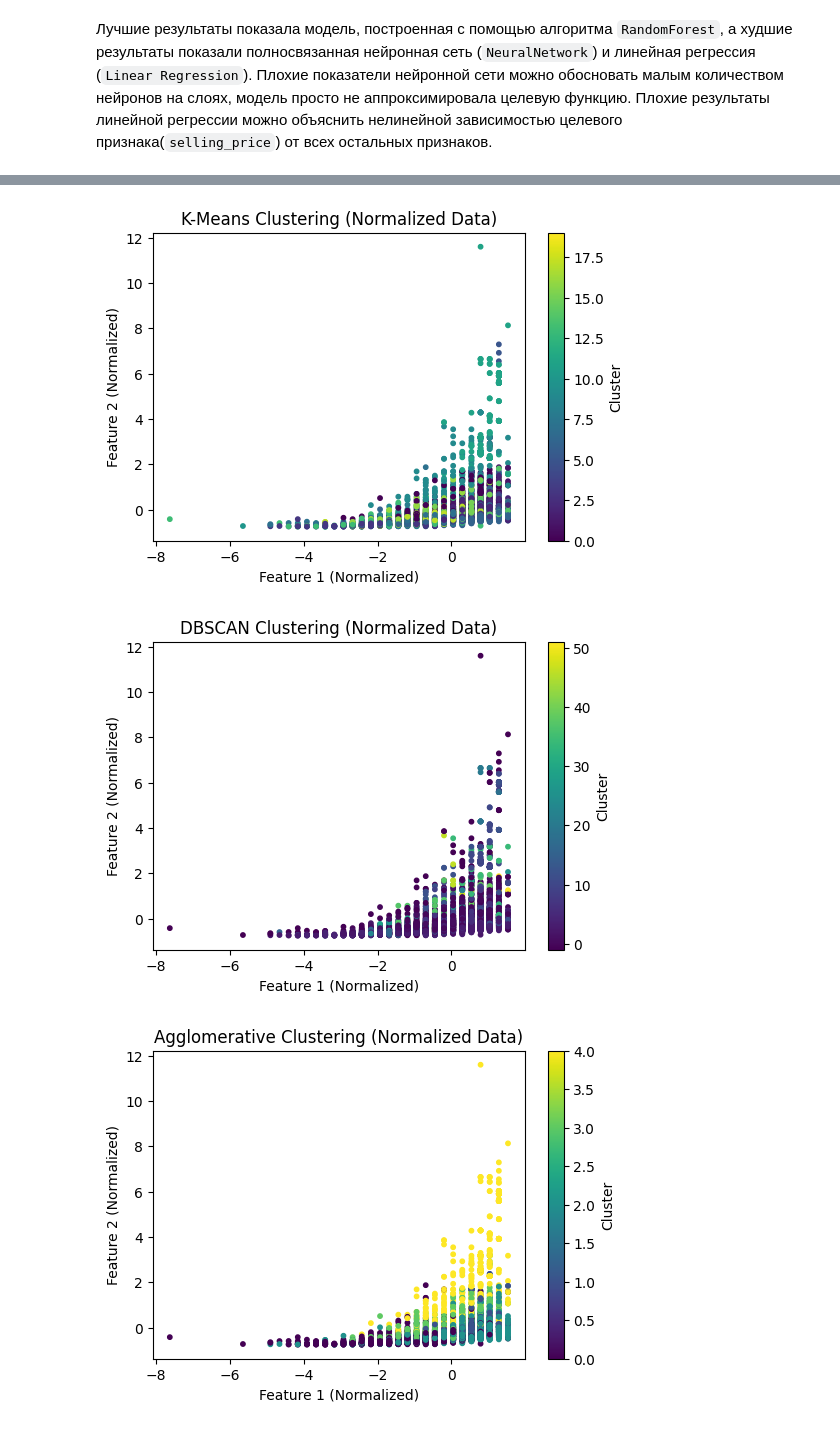
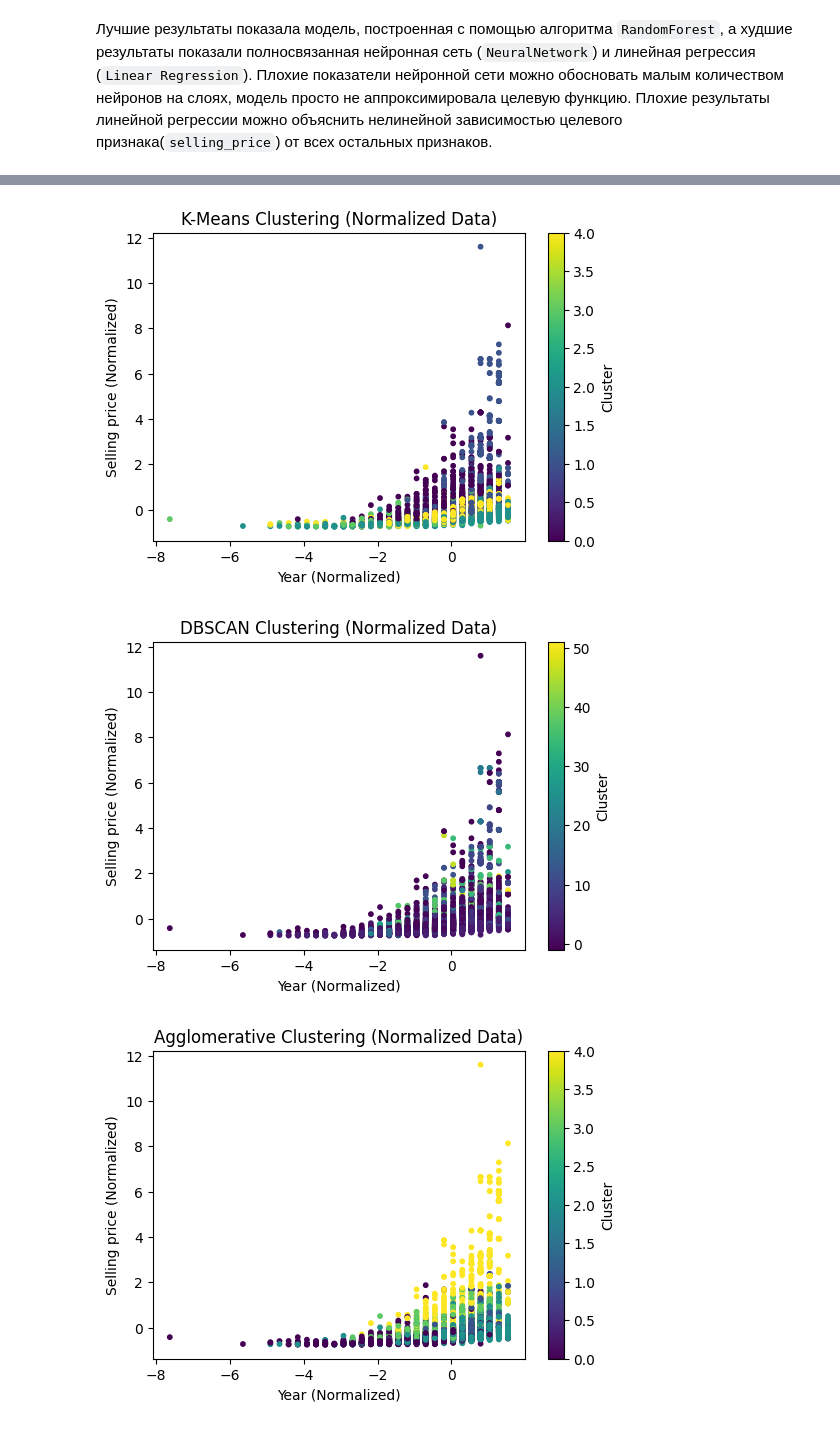
Before and after one commit to ismukhin/ml-course, a Jupyter notebook: regression_car_price.ipynb, the cells around one changed output, grey strips where cells are left out. Saved outputs shown, nothing was run; the diff lists cells and outputs as text; code cells hidden in the pictures.

```diff
--- a/regression_car_price.ipynb
+++ b/regression_car_price.ipynb
@@ -459,9 +448,9 @@ dummies = pd.DataFrame(enc.transform(XX[['fuel', 'seller_type', 'transmission',
 
 XX = pd.concat((XX, dummies), axis=1).drop(['fuel', 'seller_type', 'transmission', 'owner'], axis=1)
 
-scaler = StandardScaler()
-scaler.fit(XX)
-XX= pd.DataFrame(scaler.transform(XX), columns=XX.columns, index=XX.index)
+#scaler = StandardScaler()
+#scaler.fit(XX)
+XX= pd.DataFrame(XX, columns=XX.columns, index=XX.index)
 # %%
 import pandas as pd
 import numpy as np
@@ -473,7 +462,7 @@ data = XX
 
 naive_results = {}
 algorithms = {
-    "K-Means": KMeans(n_clusters=20, random_state=42),
+    "K-Means": KMeans(n_clusters=5, random_state=42),
     "DBSCAN": DBSCAN(eps=1.5, min_samples=5),
     "Agglomerative": AgglomerativeClustering(n_clusters=5),
     "BIRCH": Birch(n_clusters=5, threshold=0.5),
@@ -517,27 +506,27 @@ BIRCH (Naive Approach):
 # %%
 scaler = StandardScaler()
 data_normalized_only = scaler.fit_transform(data)
 normalized_results = {}
 
 for name, model in algorithms.items():
     labels = model.fit_predict(data_normalized_only)
     silhouette = silhouette_score(data_normalized_only, labels) if len(np.unique(labels)) > 1 else np.nan
     ari = adjusted_rand_score(data["selling_price"], labels)
     normalized_results[name] = {"Silhouette Score": silhouette, "Adjusted Rand Index": ari}
 
     plt.figure(figsize=(6, 4))
     plt.scatter(data_normalized_only[:, 0], data_normalized_only[:, 1], c=labels, cmap="viridis", s=10)
     plt.title(f"{name} Clustering (Normalized Data)")
     plt.colorbar(label="Cluster")
-    plt.xlabel("Feature 1 (Normalized)")
-    plt.ylabel("Feature 2 (Normalized)")
+    plt.xlabel("Year (Normalized)")
+    plt.ylabel("Selling price (Normalized)")
     plt.show()
 
 for method, scores in normalized_results.items():
     print(f"{method} (Normalized Data):")
     for metric, value in scores.items():
         print(f"  {metric}: {value:.2f}")
 # %% [output]
-[figure, old version]
+[figure, new version]
-[figure, old version]
+[figure, new version]
-[figure, old version]
+[figure, new version]
```
Also changed, not shown: parts of 24 cells of this notebook.
